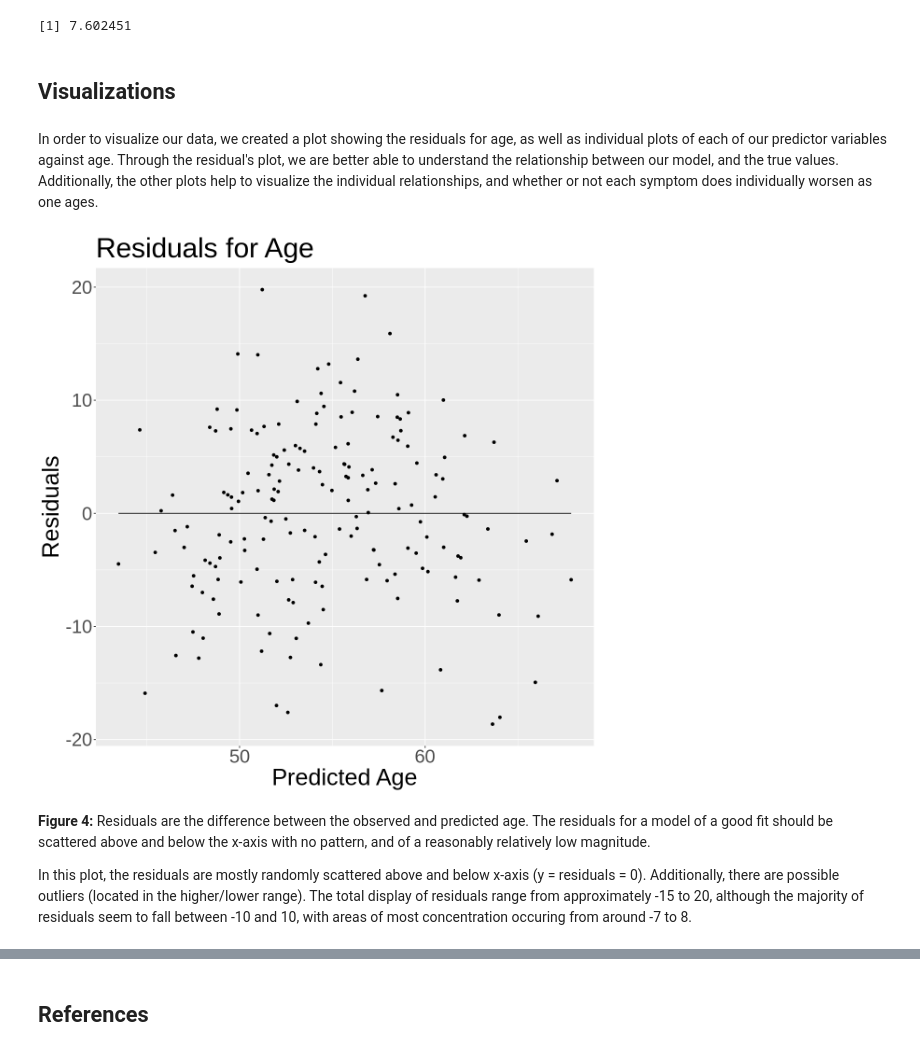
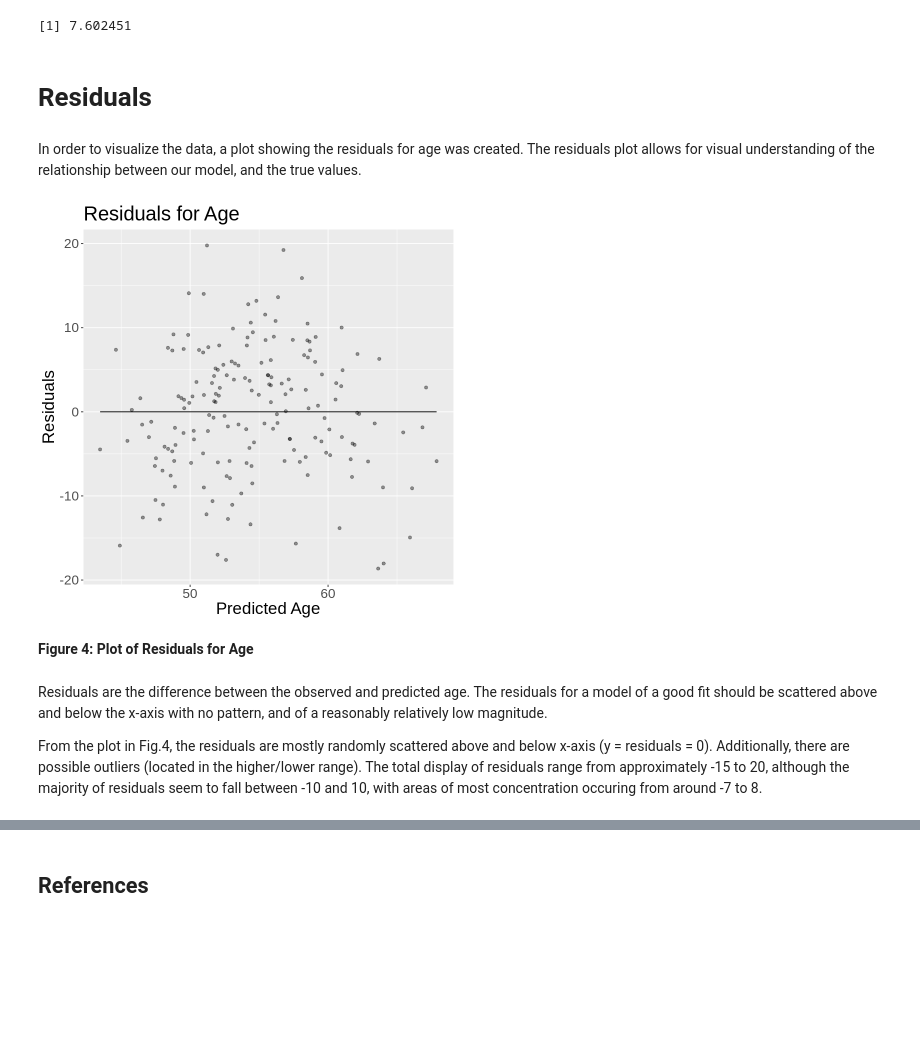
Before and after one commit to klydestad/group_153_project, a Jupyter notebook: group.153.project.report.ipynb, the cells around one changed output, grey strips where cells are left out. Cells and saved outputs as stored; diff of their text form; code cells hidden in the pictures; blank space fills up the shorter version.

```diff
--- a/group.153.project.report.ipynb
+++ b/group.153.project.report.ipynb
@@ -61,7 +39,7 @@ https://archive.ics.uci.edu/ml/datasets/Heart+Disease
 The dataset was first analyzed, in order to determine it was appropriate for our analysis. It was then read, and wrangled locally.
 # %%
 # First we must read in the datasets.
-van_data_csv <- read_csv("https://archive.ics.uci.edu/ml/machine-learning-databases/heart-disease/processed.va.data",col_names =
+va_data_csv <- read_csv("https://archive.ics.uci.edu/ml/machine-learning-databases/heart-disease/processed.va.data",col_names =
                c("age", "sex", "chest_pain", "trestbps", "chol",
                "fbs",  "restecg", "thalach", "exang", "oldpeak",
                "slope", "ca", "thal", "num"))
@@ -83,7 +61,7 @@ switzerland_data_csv <- read_csv("https://archive.ics.uci.edu/ml/machine-learnin
 
 #Next, we can merge these, as they all have the same predictors. More data can ensure our analysis is more accurate.
 #Each factor must be numeric for the purpose of our analysis, and we have to remove any N/A values.
-heart_disease_data <- rbind(van_data_csv,cleveland_data_csv,hungary_data_csv, switzerland_data_csv) %>%
+heart_disease_data <- rbind(va_data_csv,cleveland_data_csv,hungary_data_csv, switzerland_data_csv) %>%
                 select(-sex) %>%
                 select(-num) %>%
                 mutate_all(as.numeric) %>%
@@ -301,37 +298,40 @@ lm_rmspe
 # %% [output]
 [1] 7.602451
 # %% [markdown]
-## Visualizations
+# Residuals #
 # %% [markdown]
-In order to visualize our data, we created a plot showing the residuals for age, as well as individual plots of each of our predictor variables against age. Through the residual's plot, we are better able to understand the relationship between our model, and the true values. Additionally, the other plots help to visualize the individual relationships, and whether or not each symptom does individually worsen as one ages.
+In order to visualize the data, a plot showing the residuals for age was created. The residuals plot allows for visual understanding of the relationship between our model, and the true values.
 # %%
 # create a dataframe of age & predicted age
 heart_preds <-  heart_fit %>%
                 predict(heart_training) %>%
                 bind_cols(heart_training) %>%
                 select(.pred, age)
 
 heart_preds_tibble <-  as_tibble(heart_preds)
 
 # create a dataframe with a column for age residuals(observed - predicted age)
 heart_preds_res <- heart_preds %>%
                 mutate(residuals = age - .pred)
 
 # create a plot of predicted age vs. residuals for predicted age
-options(repr.plot.width = 10, repr.plot.height = 10)
+
+options(repr.plot.width = 7, repr.plot.height = 7)
 heart_res_plot <- ggplot(heart_preds_res, aes(x = .pred, y = residuals)) +
-                geom_point(alpha = 9) +
+                geom_point(alpha = 0.4) +
                 geom_line(y = 0) +
                 xlab("Predicted Age") +
                 ylab("Residuals") +
                 ggtitle("Residuals for Age") +
-                theme(text = element_text(size = 30))
+                theme(text = element_text(size = 20))
 heart_res_plot
 # %% [output]
-[figure, old version]
+[figure, new version]
 # %% [markdown]
-**Figure 4:** Residuals are the difference between the observed and predicted age. The residuals for a model of a good fit should be scattered above and below the x-axis with no pattern, and of a reasonably relatively low magnitude.
-
-In this plot, the residuals are mostly randomly scattered above and below x-axis (y = residuals = 0). Additionally, there are possible outliers (located in the higher/lower range). The total display of residuals range from approximately -15 to 20, although the majority of residuals seem to fall between -10 and 10, with areas of most concentration occuring from around -7 to 8.
+**Figure 4: Plot of Residuals for Age**
+# %% [markdown]
+Residuals are the difference between the observed and predicted age. The residuals for a model of a good fit should be scattered above and below the x-axis with no pattern, and of a reasonably relatively low magnitude.
+
+From the plot in Fig.4, the residuals are mostly randomly scattered above and below x-axis (y = residuals = 0). Additionally, there are possible outliers (located in the higher/lower range). The total display of residuals range from approximately -15 to 20, although the majority of residuals seem to fall between -10 and 10, with areas of most concentration occuring from around -7 to 8.
 # %% [markdown]
 
```
Also changed, not shown: parts of 47 cells of this notebook.
